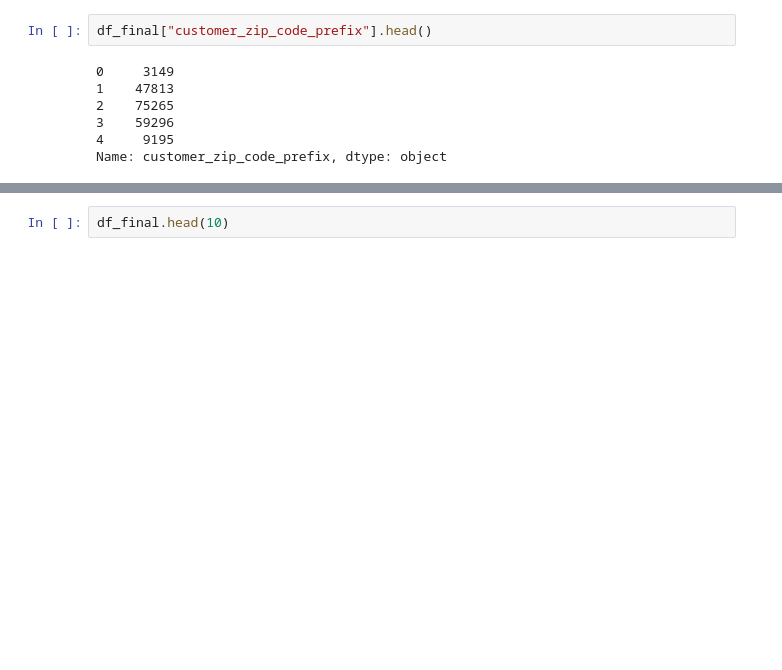
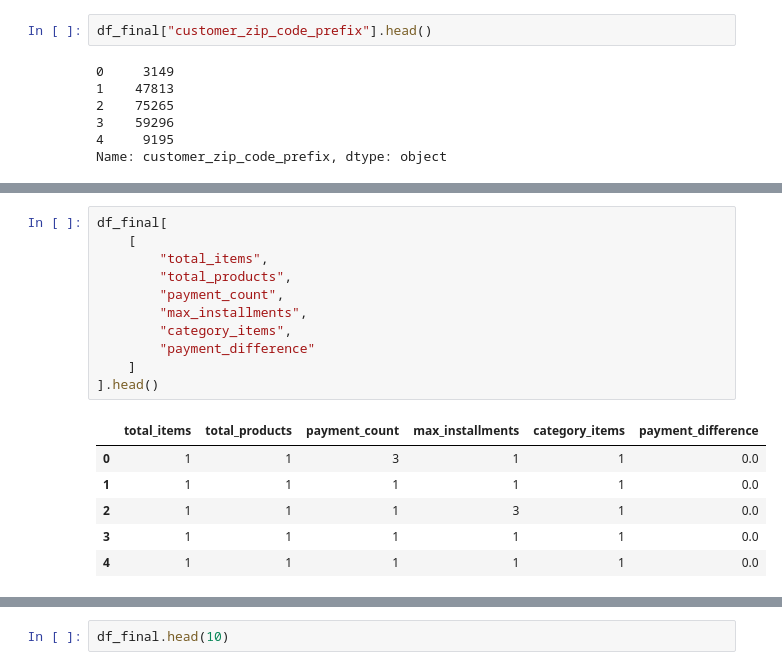
Before and after one commit to clausoler/proyecto_final, a Jupyter notebook: notebooks/03_feature_engineering.ipynb, the cells around one changed output, grey strips where cells are left out. Drawn from its saved outputs; the diff is of its cells as text; blank space fills up the shorter version.

```diff
--- a/notebooks/03_feature_engineering.ipynb
+++ b/notebooks/03_feature_engineering.ipynb
@@ -1210 +1266,19 @@ Name: customer_zip_code_prefix, dtype: object
+# %%
+df_final[
+    [
+        "total_items",
+        "total_products",
+        "payment_count",
+        "max_installments",
+        "category_items",
+        "payment_difference"
+    ]
+].head()
+# %% [output]
+|  | total_items | total_products | payment_count | max_installments | category_items | payment_difference |
+| 0 | 1 | 1 | 3 | 1 | 1 | 0.0 |
+| 1 | 1 | 1 | 1 | 1 | 1 | 0.0 |
+| 2 | 1 | 1 | 1 | 3 | 1 | 0.0 |
+| 3 | 1 | 1 | 1 | 1 | 1 | 0.0 |
+| 4 | 1 | 1 | 1 | 1 | 1 | 0.0 |
 # %%
```
Also changed, not shown: parts of 6 cells of this notebook, 6 other files.
